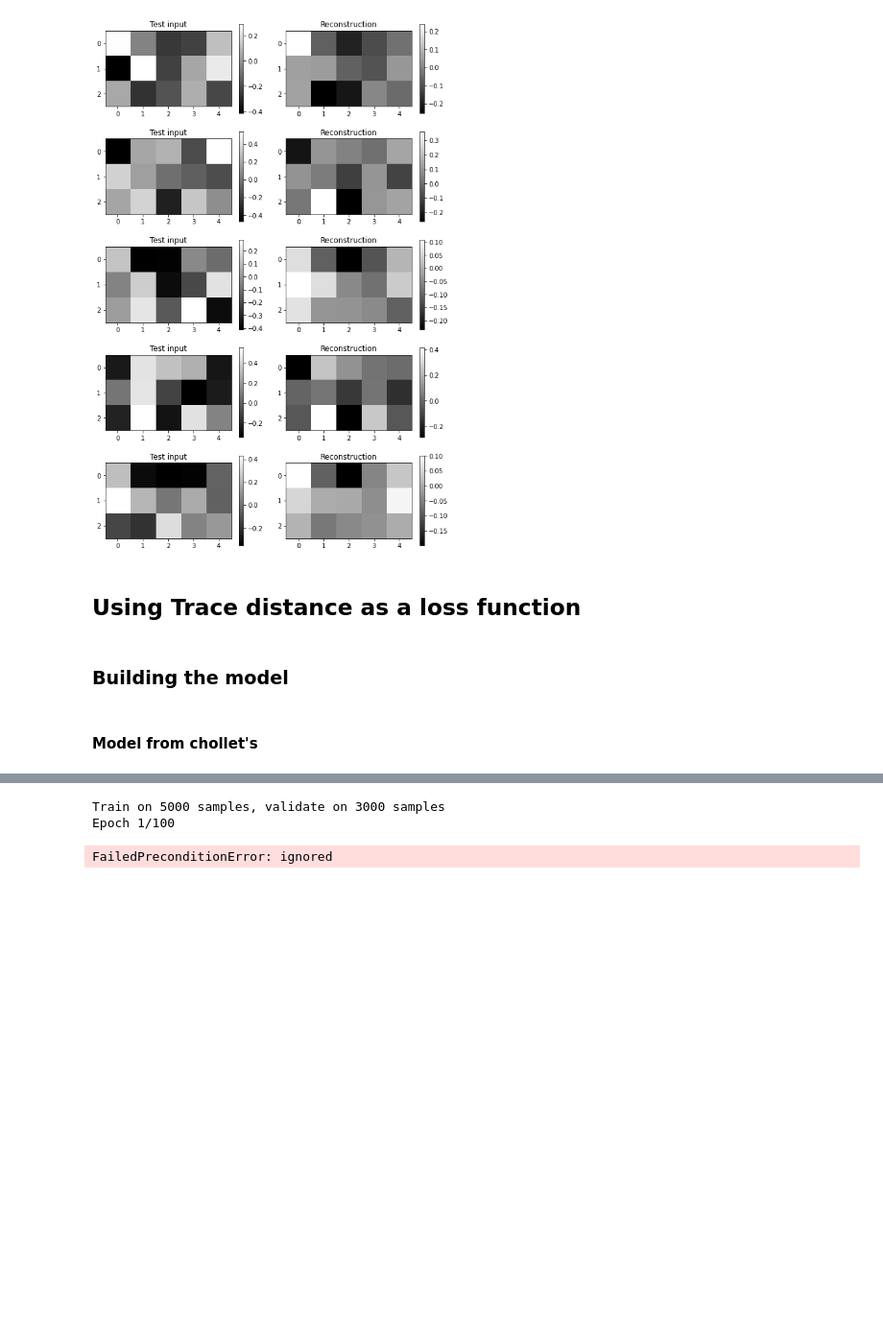
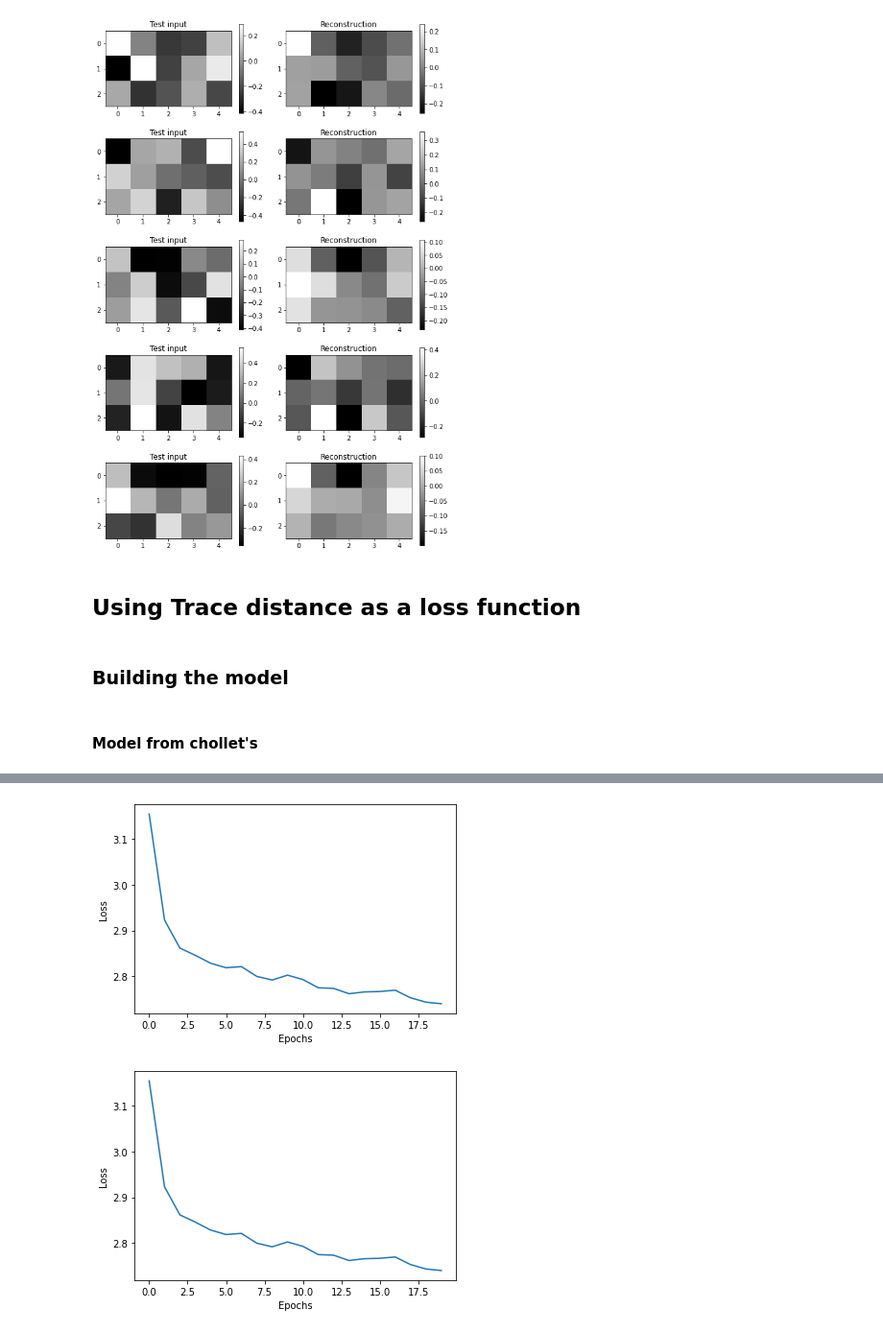
Before and after one commit to nahumsa/DM-Reconstruction, a Jupyter notebook: Reconstruct DM.ipynb, the cells around one changed output, grey strips where cells are left out. Shown at 96% size. Drawn from its saved outputs; the diff is of its cells as text; code cells hidden in the pictures; blank space fills up the shorter version.

```diff
--- a/Reconstruct DM.ipynb
+++ b/Reconstruct DM.ipynb
@@ -213,5 +230,6 @@ plt.tight_layout()
 # %%
 from itertools import product
+
 def tf_kron(a: tf.Tensor,
             b: tf.Tensor) -> tf.Tensor:
 
@@ -247,6 +265,14 @@ sigma_2_np = np.array([[0.,1.j],
 sigma_3_np = np.array([[1.,0.],
                        [0.,-1.]], dtype=np.complex64)
 
+#Converting to tensors
+sigma_0 = tf.Variable(sigma_0_np, tf.complex64)
+
+sigma_1 = tf.Variable(sigma_1_np, tf.complex64)
+
+sigma_2 = tf.Variable(sigma_2_np, tf.complex64)
+
+sigma_3 = tf.Variable(sigma_3_np, dtype=tf.complex64)
 
 def create_2qubit_density_mat(measurements: tf.Variable) -> tf.Variable:
 
@@ -546,40 +452,31 @@ z_mu_b = bvae.encoder.predict(X_test)
-# %%
-#Compile Parameters (These parameters depend on a fine tuning)
-LEARNING_RATE = 0.0005
-R_LOSS_FACTOR = 500
-BETA = 1
-bvae.compile(LEARNING_RATE, R_LOSS_FACTOR, BETA)
-
-#Callbacks
-from keras.callbacks import ReduceLROnPlateau, EarlyStopping
-reduce_LR = ReduceLROnPlateau(monitor='val_loss',
-                              factor=0.1,
-                              patience=5,
-                              verbose=1,
-                              mode='auto',
-                              min_delta=0.0001,
-                              cooldown=0, min_lr=0)
-
-
-#callbacks = [reduce_LR]
-
-# Training Parameters
-BATCH_SIZE = 256
-EPOCHS = 100
-PRINT_EVERY_N_BATCHES = 100
-INITIAL_EPOCH = 0
-
-history = bvae.train( x_train = X_train
-                    , y_train = X_train
-                    , batch_size = BATCH_SIZE
-                    , validation_data = (X_test, X_test)
-                    , epochs = EPOCHS
-                    , run_folder = RUN_FOLDER
-                    , print_every_n_batches = PRINT_EVERY_N_BATCHES
-                    , initial_epoch = INITIAL_EPOCH
-                    #, callbacks = callbacks
-                    )
-# %% [output]
-Train on 5000 samples, validate on 3000 samples
-Epoch 1/100
-FailedPreconditionError: ignored
+# %%
+ZDIM = 2
+input_dim = X_train.shape[1]
+hidden_dims = [64,128]
+batchsize = 32
+
+vae = VariationalAutoEncoder(original_dim=input_dim,
+                             intermediate_dim=hidden_dims,
+                             latent_dim=ZDIM)
+
+# Optimizer.
+optimizer = tf.keras.optimizers.Adam(learning_rate=1e-3)
+
+# Prepare a dataset.
+dataset = tf.data.Dataset.from_tensor_slices(X_train)
+dataset = dataset.shuffle(buffer_size=1024).batch(batchsize)
+# %%
+r_loss = 10.
+beta = 1e-3
+epochs = 20
+
+# Periodic Plotter for loss
+plotter = PeriodicPlotter(sec=2, xlabel='Epochs', ylabel='Loss')
+
+# Optimizer.
+optimizer = tf.keras.optimizers.Adam(learning_rate=1e-3)
+
+loss_epochs = training(dataset, optimizer, epochs, r_loss, beta, Plotter=plotter)
+# %% [output]
+[figure, added]
+[figure, added]
```
Also changed, not shown: parts of 19 cells of this notebook.
